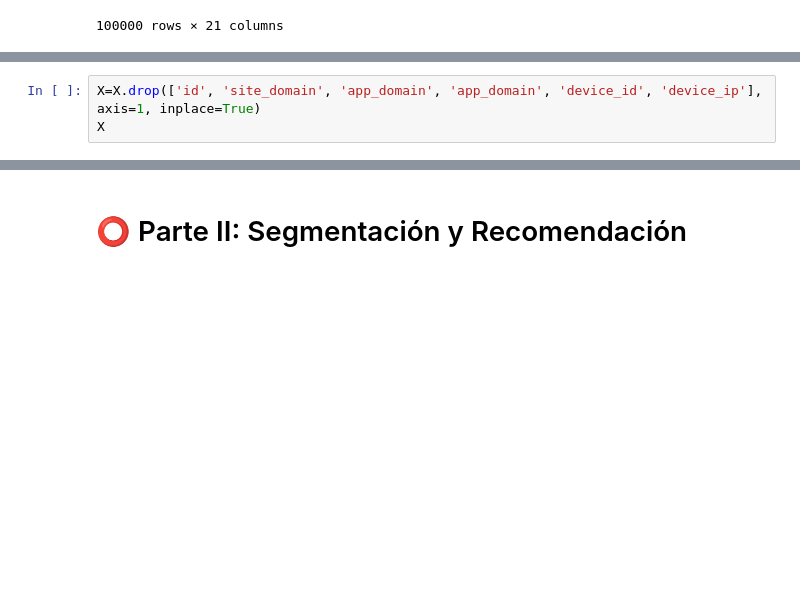
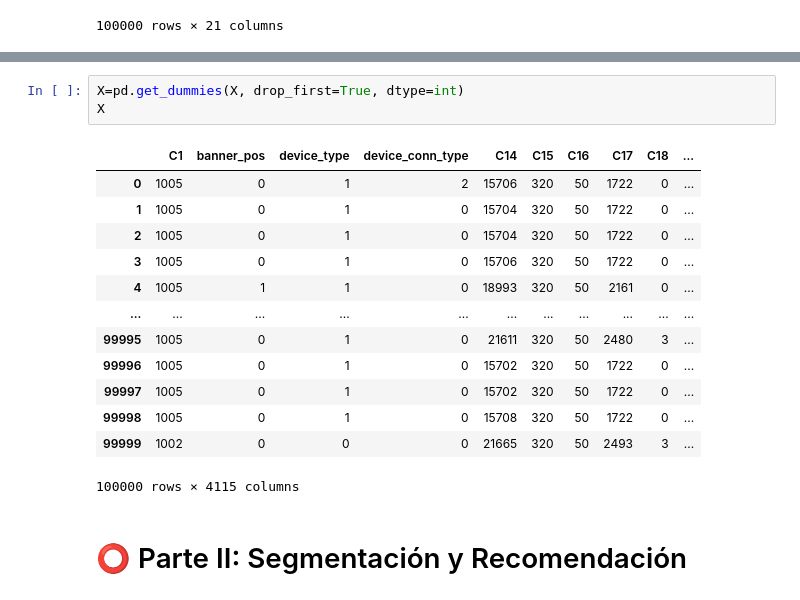
Before and after one commit to matogperez/Diplomado_CdD.25, a Jupyter notebook: MGP_P3_Practica_Clasificacion.ipynb, the cells around one changed output, grey strips where cells are left out. Drawn from its saved outputs; the diff is of its cells as text; blank space fills up the shorter version.

```diff
--- a/MGP_P3_Practica_Clasificacion.ipynb
+++ b/MGP_P3_Practica_Clasificacion.ipynb
@@ -103,6 +103,3 @@ Name: count, dtype: int64
 | 50% | 1005.000000 | 0.00000 | 1.000000 | 0.000000 | 17654.000000 | 320.000000 | 50.000000 | 1993.000000 | 0.000000 | ... |
 | 75% | 1005.000000 | 0.00000 | 1.000000 | 0.000000 | 20362.000000 | 320.000000 | 50.000000 | 2306.000000 | 2.000000 | ... |
 | max | 1010.000000 | 5.00000 | 5.000000 | 5.000000 | 21705.000000 | 728.000000 | 480.000000 | 2497.000000 | 3.000000 | ... |
-# %%
-X=X.drop(['id', 'site_domain', 'app_domain', 'app_domain', 'device_id', 'device_ip'], axis=1, inplace=True)
-X
@@ -111,3 +114,20 @@ NameError: name 'X' is not defined
+# %%
+X=pd.get_dummies(X, drop_first=True, dtype=int)
+X
+# %% [output]
+|  | C1 | banner_pos | device_type | device_conn_type | C14 | C15 | C16 | C17 | C18 | ... |
+| 0 | 1005 | 0 | 1 | 2 | 15706 | 320 | 50 | 1722 | 0 | ... |
+| 1 | 1005 | 0 | 1 | 0 | 15704 | 320 | 50 | 1722 | 0 | ... |
+| 2 | 1005 | 0 | 1 | 0 | 15704 | 320 | 50 | 1722 | 0 | ... |
+| 3 | 1005 | 0 | 1 | 0 | 15706 | 320 | 50 | 1722 | 0 | ... |
+| 4 | 1005 | 1 | 1 | 0 | 18993 | 320 | 50 | 2161 | 0 | ... |
+| ... | ... | ... | ... | ... | ... | ... | ... | ... | ... | ... |
+| 99995 | 1005 | 0 | 1 | 0 | 21611 | 320 | 50 | 2480 | 3 | ... |
+| 99996 | 1005 | 0 | 1 | 0 | 15702 | 320 | 50 | 1722 | 0 | ... |
+| 99997 | 1005 | 0 | 1 | 0 | 15702 | 320 | 50 | 1722 | 0 | ... |
+| 99998 | 1005 | 0 | 1 | 0 | 15708 | 320 | 50 | 1722 | 0 | ... |
+| 99999 | 1002 | 0 | 0 | 0 | 21665 | 320 | 50 | 2493 | 3 | ... |
+100000 rows × 4115 columns
 # %% [markdown]
 # ⭕ Parte II: Segmentación y Recomendación
 # %% [markdown]
```
Also changed, not shown: parts of 2 cells of this notebook.
